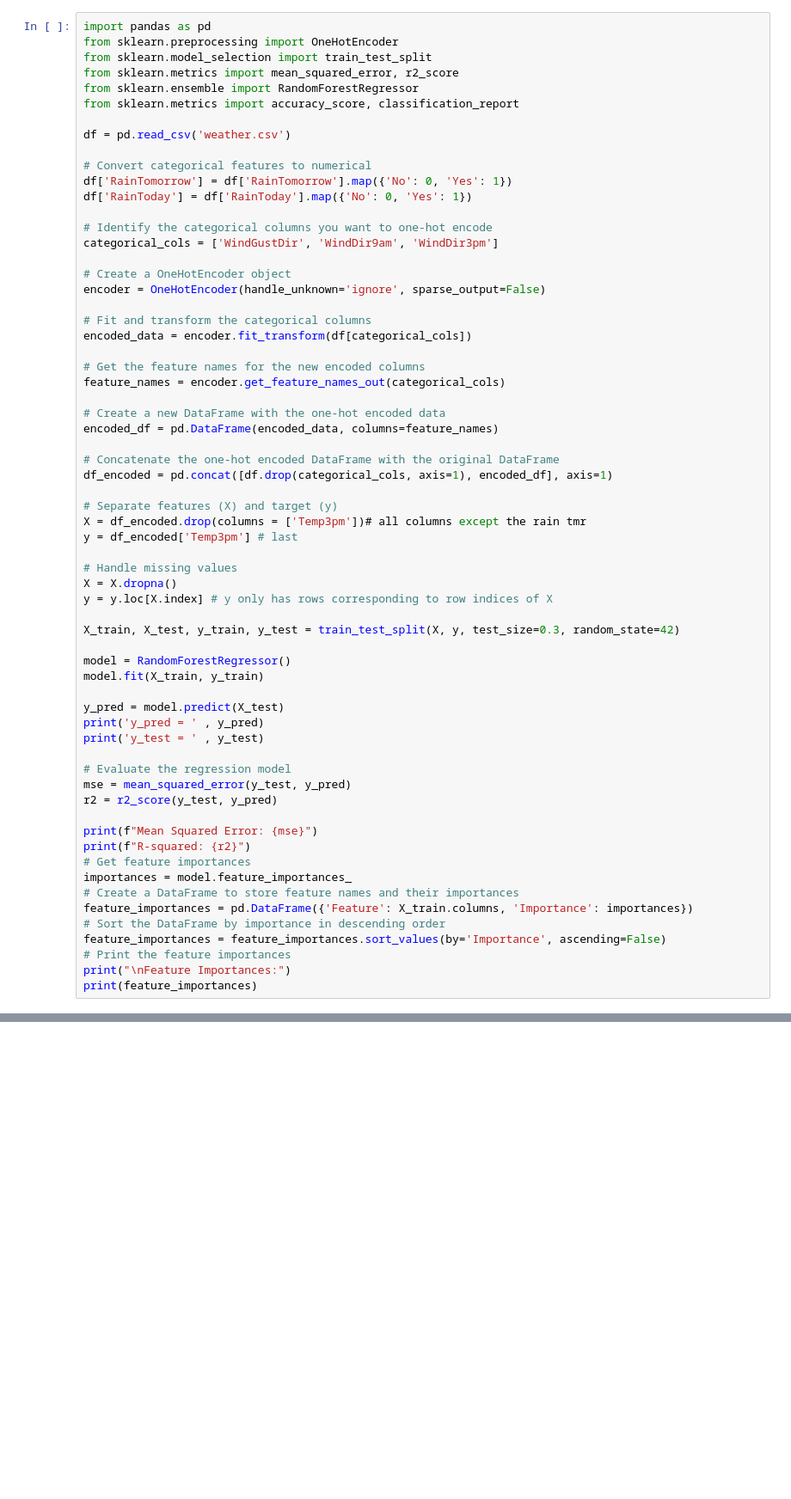
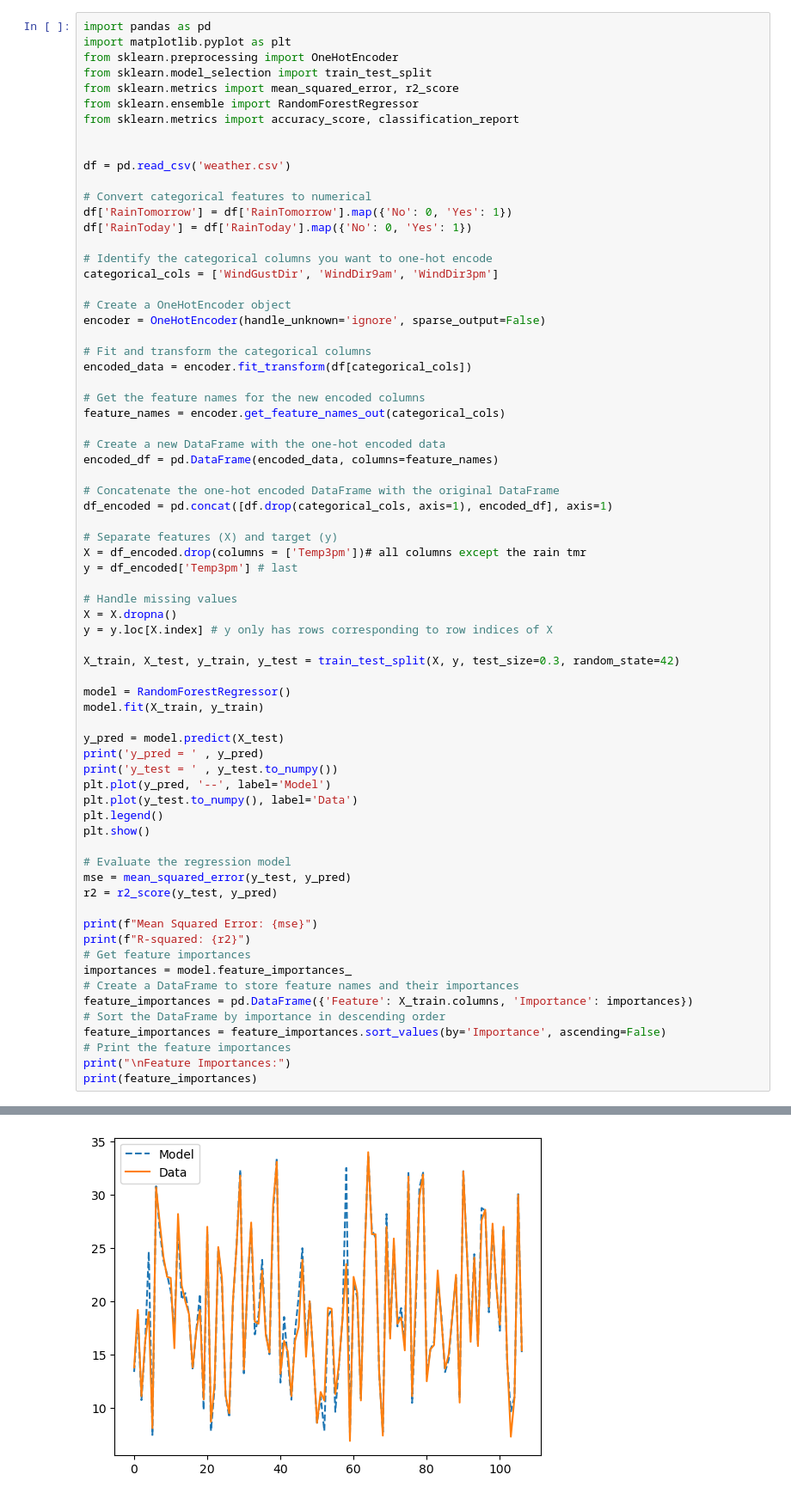
Before and after one commit to Quinntillion/MLProject, a Jupyter notebook: testNotebook.ipynb, the cells around one changed output, grey strips where cells are left out. Shown: that part at 86% size. Cells and saved outputs as stored; diff of their text form; blank space fills up the shorter version.

Commit message:
Data Update
Added CSVs, and a little bit of visualization for your temperature prediction

```diff
--- a/testNotebook.ipynb
+++ b/testNotebook.ipynb
@@ -1,10 +4,12 @@
 # %%
 import pandas as pd
+import matplotlib.pyplot as plt
 from sklearn.preprocessing import OneHotEncoder
 from sklearn.model_selection import train_test_split
 from sklearn.metrics import mean_squared_error, r2_score
 from sklearn.ensemble import RandomForestRegressor
 from sklearn.metrics import accuracy_score, classification_report
+
 
 df = pd.read_csv('weather.csv')
 
@@ -45,7 +50,11 @@ model.fit(X_train, y_train)
 
 y_pred = model.predict(X_test)
 print('y_pred = ' , y_pred)
-print('y_test = ' , y_test)
+print('y_test = ' , y_test.to_numpy())
+plt.plot(y_pred, '--', label='Model')
+plt.plot(y_test.to_numpy(), label='Data')
+plt.legend()
+plt.show()
 
 # Evaluate the regression model
 mse = mean_squared_error(y_test, y_pred)
@@ -82,0 +94 @@ y_test =  227    13.8
+[figure, added]
```
Also changed, not shown: parts of 4 cells of this notebook, 3 other files.
